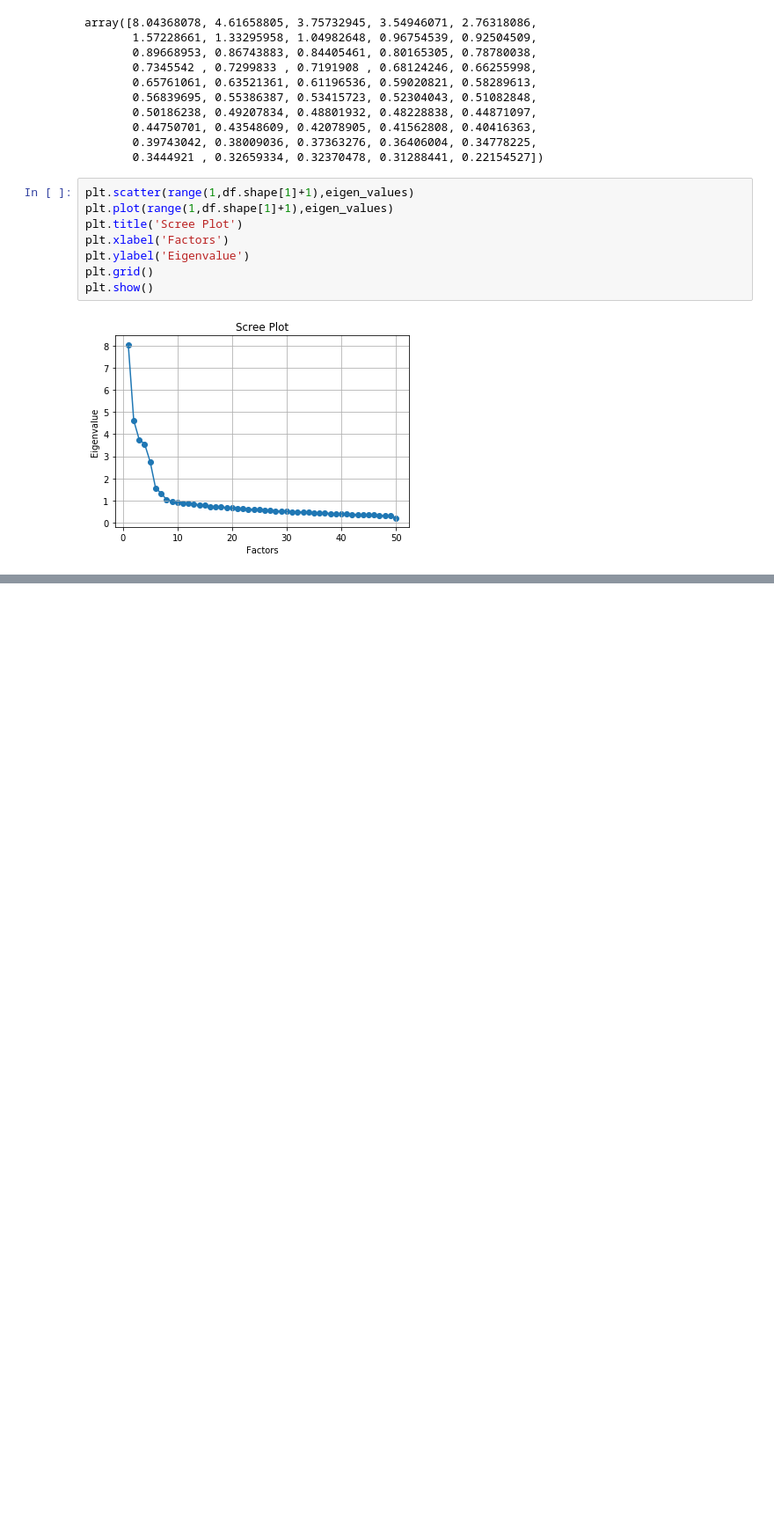
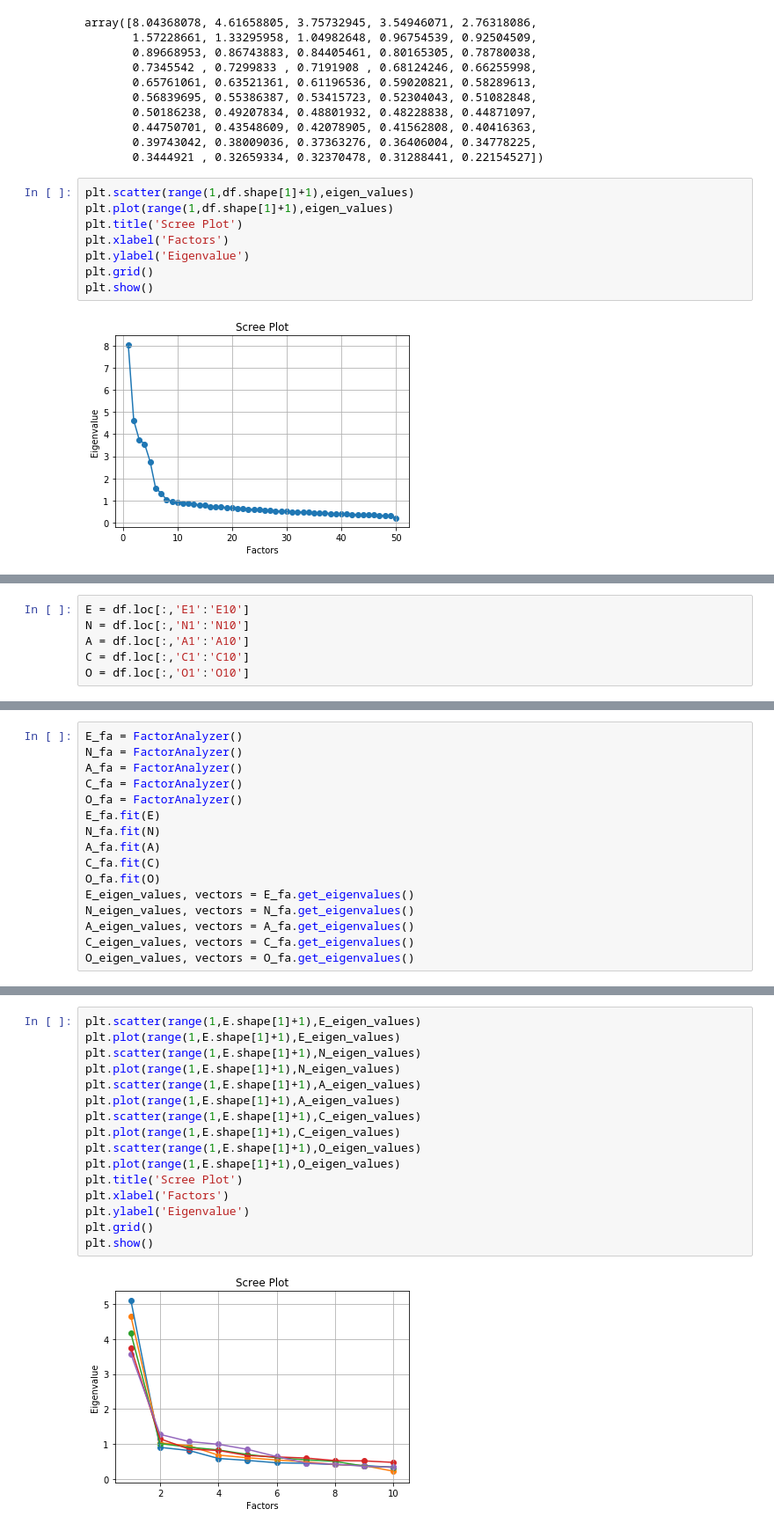
Before and after one commit to rorycochrane/Big5PersonalityModel, a Jupyter notebook: 2_Factor_Analysis.ipynb, the cells around one changed output, grey strips where cells are left out. Shown: that part at 88% size. Drawn from its saved outputs; the diff is of its cells as text; blank space fills up the shorter version.

```diff
--- a/2_Factor_Analysis.ipynb
+++ b/2_Factor_Analysis.ipynb
@@ -100,0 +142,6 @@ factors
+# %%
+E = df.loc[:,'E1':'E10']
+N = df.loc[:,'N1':'N10']
+A = df.loc[:,'A1':'A10']
+C = df.loc[:,'C1':'C10']
+O = df.loc[:,'O1':'O10']
@@ -100,0 +176,16 @@ factors
+# %%
+E_fa = FactorAnalyzer()
+N_fa = FactorAnalyzer()
+A_fa = FactorAnalyzer()
+C_fa = FactorAnalyzer()
+O_fa = FactorAnalyzer()
+E_fa.fit(E)
+N_fa.fit(N)
+A_fa.fit(A)
+C_fa.fit(C)
+O_fa.fit(O)
+E_eigen_values, vectors = E_fa.get_eigenvalues()
+N_eigen_values, vectors = N_fa.get_eigenvalues()
+A_eigen_values, vectors = A_fa.get_eigenvalues()
+C_eigen_values, vectors = C_fa.get_eigenvalues()
+O_eigen_values, vectors = O_fa.get_eigenvalues()
@@ -100,0 +205,18 @@ factors
+# %%
+plt.scatter(range(1,E.shape[1]+1),E_eigen_values)
+plt.plot(range(1,E.shape[1]+1),E_eigen_values)
+plt.scatter(range(1,E.shape[1]+1),N_eigen_values)
+plt.plot(range(1,E.shape[1]+1),N_eigen_values)
+plt.scatter(range(1,E.shape[1]+1),A_eigen_values)
+plt.plot(range(1,E.shape[1]+1),A_eigen_values)
+plt.scatter(range(1,E.shape[1]+1),C_eigen_values)
+plt.plot(range(1,E.shape[1]+1),C_eigen_values)
+plt.scatter(range(1,E.shape[1]+1),O_eigen_values)
+plt.plot(range(1,E.shape[1]+1),O_eigen_values)
+plt.title('Scree Plot')
+plt.xlabel('Factors')
+plt.ylabel('Eigenvalue')
+plt.grid()
+plt.show()
+# %% [output]
+[figure, added]
```
Also changed, not shown: parts of 25 cells of this notebook.
